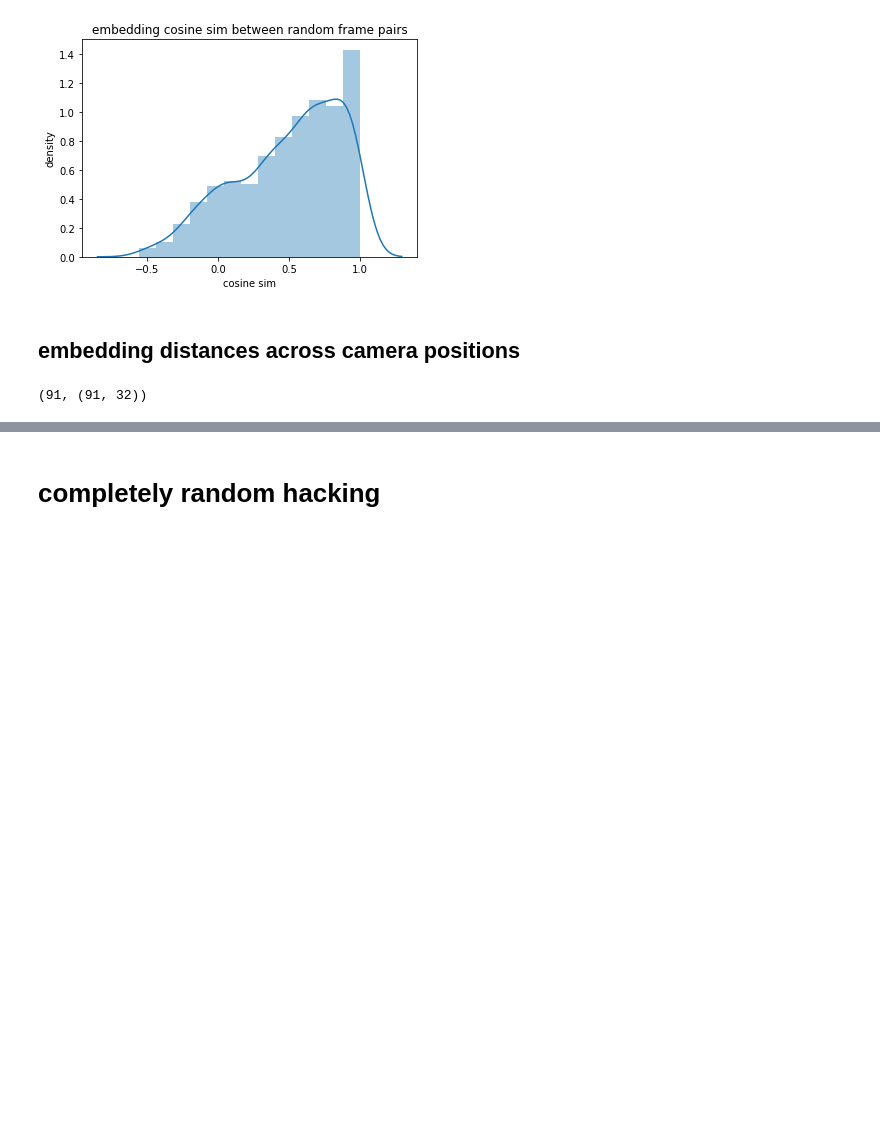
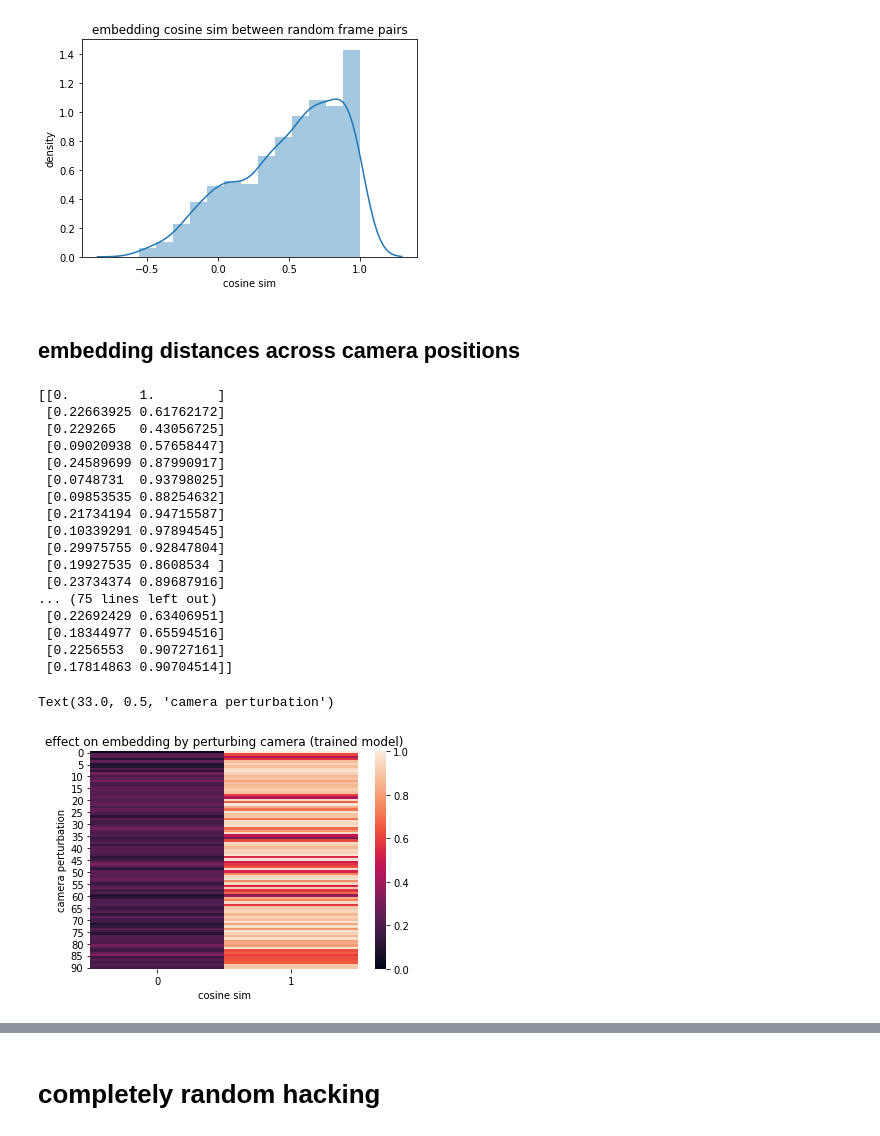
Before and after one commit to matpalm/tcn_grasping, a Jupyter notebook: random_hacking.ipynb, the cells around one changed output, grey strips where cells are left out. Cells and saved outputs as stored; diff of their text form; code cells hidden in the pictures; blank space fills up the shorter version.

```diff
--- a/random_hacking.ipynb
+++ b/random_hacking.ipynb
@@ -36,10 +36,44 @@ ax.figure.savefig("blog_imgs/embed_sim_over_time.random.png")
 [figure]
 # %% [markdown]
 ## embedding distances across camera positions
-# %%
-m = list(u.slurp_manifest("perturbed.manifest"))
-e = np.load('perturbed.embeddings.npy')
-(len(m), e.shape)
-# %% [output]
-(91, (91, 32))
+# %%
+m = list(u.slurp_manifest("imgs/perturbed.manifest"))
+e = np.load('perturbed.embeddings.trained.npy')
+
+camera_distances = [0]
+sims = [1]
+for line in open("perturbed_cameras.ssv", "r").readlines():
+    cols = line.strip().split(" ")
+    assert len(cols) == 5
+    i, cs = int(cols[0]), float(cols[4])
+    camera_distances.append(cs)
+    sims.append(np.dot(e[0], e[i].T))
+
+data = np.stack([camera_distances, sims])
+print(data.T)
+ax = sns.heatmap(data.T)
+ax.set_title('effect on embedding by perturbing camera (trained model)')
+ax.set_xlabel('cosine sim')
+ax.set_ylabel('camera perturbation')
+#ax.figure.savefig("blog_imgs/embed_sims_over_camera_perturbation.trained.png")
+# %% [output]
+[[0.         1.        ]
+ [0.22663925 0.61762172]
+ [0.229265   0.43056725]
+ [0.09020938 0.57658447]
+ [0.24589699 0.87990917]
+ [0.0748731  0.93798025]
+ [0.09853535 0.88254632]
+ [0.21734194 0.94715587]
+ [0.10339291 0.97894545]
+ [0.29975755 0.92847804]
+ [0.19927535 0.8608534 ]
+ [0.23734374 0.89687916]
+... (75 lines left out)
+ [0.22692429 0.63406951]
+ [0.18344977 0.65594516]
+ [0.2256553  0.90727161]
+ [0.17814863 0.90704514]]
+Text(33.0, 0.5, 'camera perturbation')
+[figure, added]
 # %%
```
Also changed, not shown: parts of 1 cell of this notebook, 4 other files.
